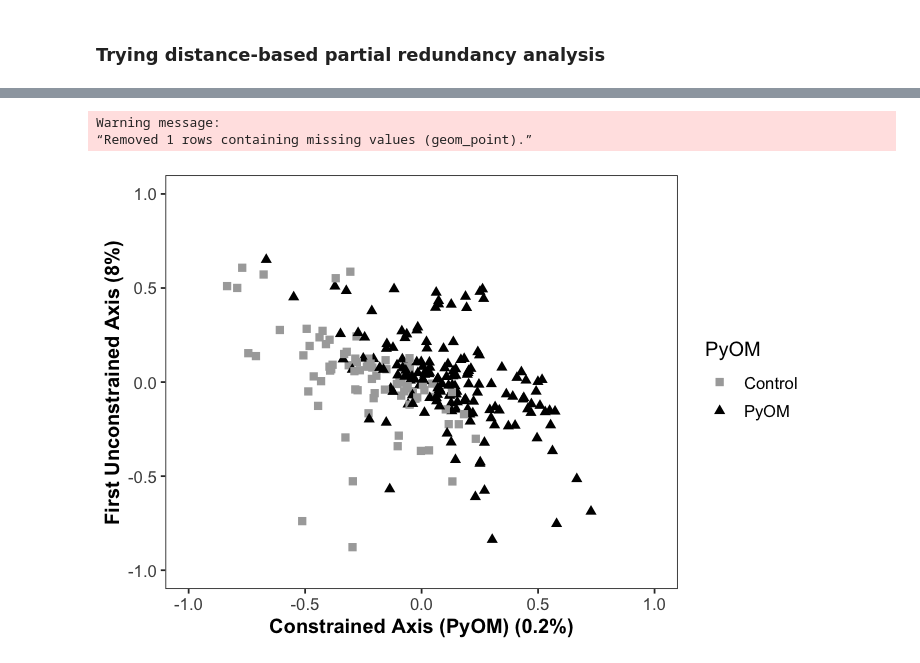
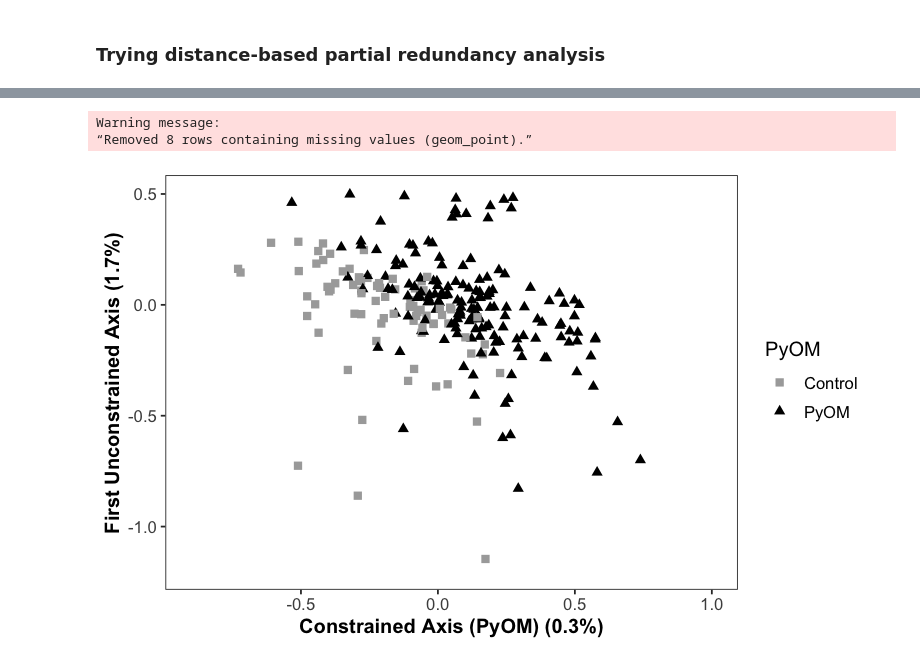
Before and after one commit to WhitmanLab/Meta-analysis, a Jupyter notebook: Ordination_Plots_16S_MetaA_pub.ipynb, the cells around one changed output, grey strips where cells are left out. Saved outputs shown, nothing was run; the diff lists cells and outputs as text; code cells hidden in the pictures.

```diff
--- a/Ordination_Plots_16S_MetaA_pub.ipynb
+++ b/Ordination_Plots_16S_MetaA_pub.ipynb
@@ -241,27 +274,28 @@ head(samdat)
 # Join the partial dbRDA scores with the sample properties for plotting
 PlotDataSites = data.frame(SiteScores,samdat)
 # %%
+options(repr.plot.width=6.5, repr.plot.height=4)
 # Plot the partial dbRDA, coloring by PyOM status
 p = ggplot(PlotDataSites,aes(x=CAP1,y=MDS1,shape=PyOM,colour=PyOM))
 p = p + geom_point(size=2) + scale_colour_manual(values=c("darkgrey","black"))
 p = p + scale_shape_manual(values=c(15,17))
-p = p + ylim(c(-1,1))  + xlim(c(-1,1))
+p = p + ylim(c(-1.2,0.5))  + xlim(c(-0.9,1))
 p = p + theme_bw() + theme(legend.position="right") +
   theme(
     plot.background = element_blank()
     ,panel.grid.major = element_blank()
     ,panel.grid.minor = element_blank()
     ,axis.title = element_text(size=12, face="bold"),
     axis.text = element_text(size=10),
     legend.text = element_text(size=10),
     legend.title = element_text(size = 12),
     strip.background = element_rect(colour="white", fill="white"))
-p = p + xlab("Constrained Axis (PyOM) (0.3%)") + ylab("First Unconstrained Axis (8%)")
+p = p + xlab("Constrained Axis (PyOM) (0.3%)") + ylab("First Unconstrained Axis (1.7%)")
 p
 # %% [output]
 Warning message:
-“Removed 1 rows containing missing values (geom_point).”
+“Removed 8 rows containing missing values (geom_point).”
-[figure, old version]
+[figure, new version]
 # %%
 #saveRDS(PlotData,"PlotDataSites.df")
 # %%
```
Also changed, not shown: parts of 15 cells of this notebook.
